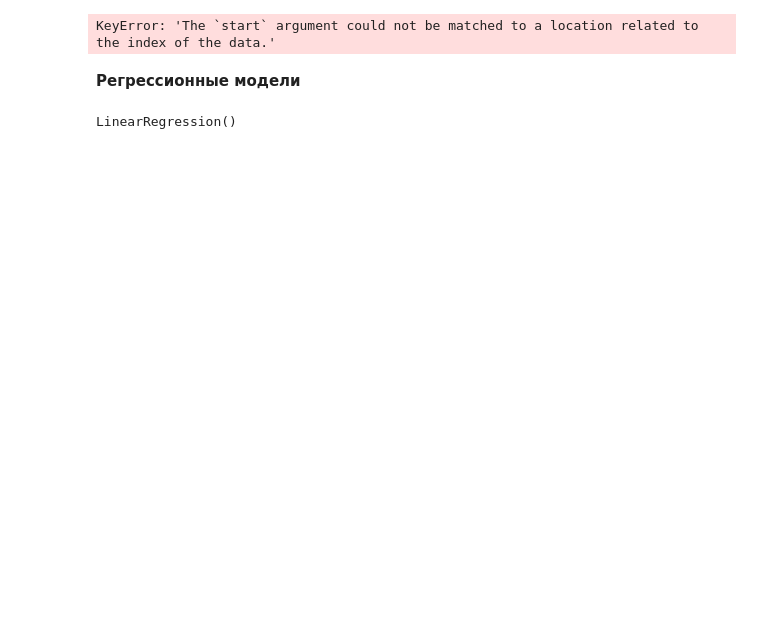
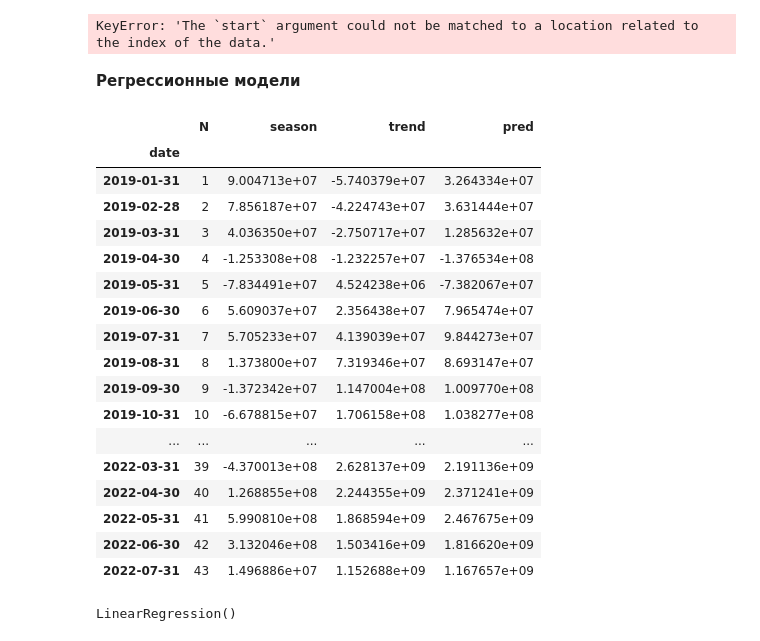
Before and after one commit to lisa2271/Praktika, a Jupyter notebook: praktika.ipynb, the cells around one changed output. Saved outputs shown, nothing was run; the diff lists cells and outputs as text; code cells hidden in the pictures; blank space fills up the shorter version.

```diff
--- a/praktika.ipynb
+++ b/praktika.ipynb
@@ -274,3 +269,31 @@ lin2.fit(X_poly, y)
 # %%
 from sklearn.linear_model import LinearRegression
+# %%
+new_data = pd.DataFrame(stl.trend)
+pred = pd.DataFrame(stl.seasonal)
+pred = pd.concat([new_data,pred], axis=1, join='inner') #данные тренда и сезонности
+cols = ['trend', 'season']
+pred['N'] = list(np.arange(1,44))
+pred['pred'] = pred[cols].sum(axis=1)
+pred = pred.reindex(columns=['N', 'season', 'trend', 'pred'])
+pred
+# %% [output]
+|  | N | season | trend | pred |
+| date |  |  |  |  |
+| 2019-01-31 | 1 | 9.004713e+07 | -5.740379e+07 | 3.264334e+07 |
+| 2019-02-28 | 2 | 7.856187e+07 | -4.224743e+07 | 3.631444e+07 |
+| 2019-03-31 | 3 | 4.036350e+07 | -2.750717e+07 | 1.285632e+07 |
+| 2019-04-30 | 4 | -1.253308e+08 | -1.232257e+07 | -1.376534e+08 |
+| 2019-05-31 | 5 | -7.834491e+07 | 4.524238e+06 | -7.382067e+07 |
+| 2019-06-30 | 6 | 5.609037e+07 | 2.356438e+07 | 7.965474e+07 |
+| 2019-07-31 | 7 | 5.705233e+07 | 4.139039e+07 | 9.844273e+07 |
+| 2019-08-31 | 8 | 1.373800e+07 | 7.319346e+07 | 8.693147e+07 |
+| 2019-09-30 | 9 | -1.372342e+07 | 1.147004e+08 | 1.009770e+08 |
+| 2019-10-31 | 10 | -6.678815e+07 | 1.706158e+08 | 1.038277e+08 |
+| ... | ... | ... | ... | ... |
+| 2022-03-31 | 39 | -4.370013e+08 | 2.628137e+09 | 2.191136e+09 |
+| 2022-04-30 | 40 | 1.268855e+08 | 2.244355e+09 | 2.371241e+09 |
+| 2022-05-31 | 41 | 5.990810e+08 | 1.868594e+09 | 2.467675e+09 |
+| 2022-06-30 | 42 | 3.132046e+08 | 1.503416e+09 | 1.816620e+09 |
+| 2022-07-31 | 43 | 1.496886e+07 | 1.152688e+09 | 1.167657e+09 |
 # %%
```
Also changed, not shown: parts of 9 cells of this notebook.
